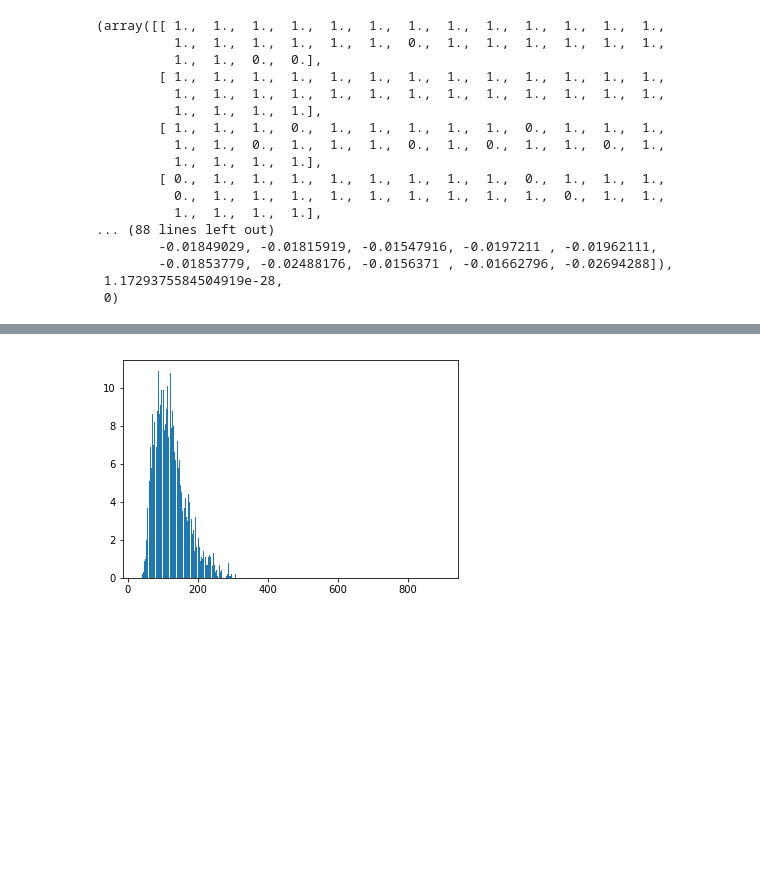
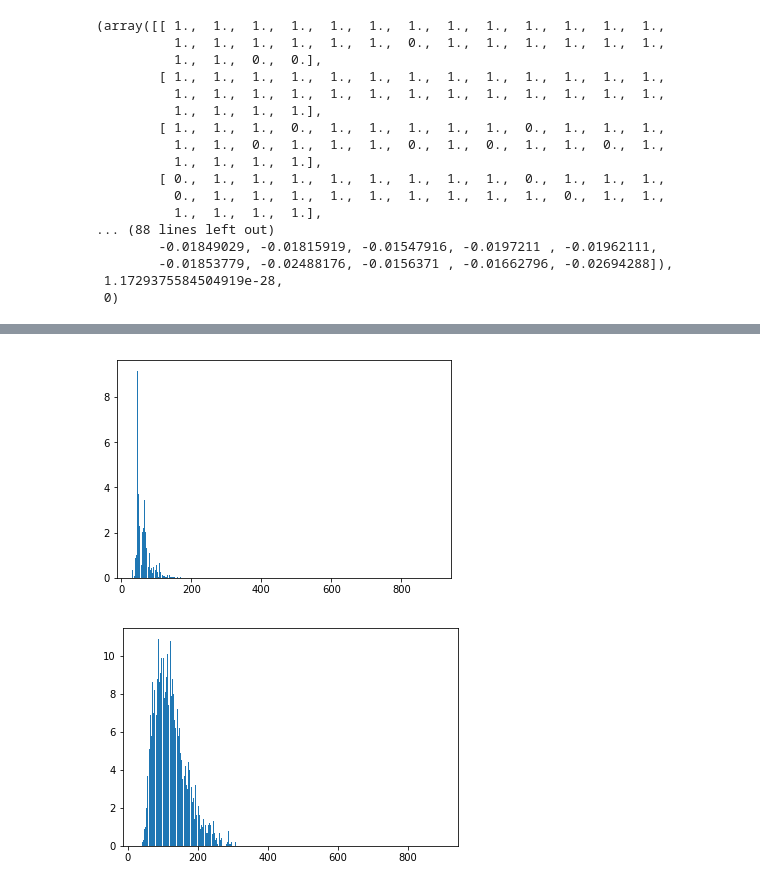
Before and after one commit to MapleOx/elec_flow, a Jupyter notebook: Bipartite Electrical Flow.ipynb, the cells around one changed output, grey strips where cells are left out. Drawn from its saved outputs; the diff is of its cells as text; code cells hidden in the pictures; blank space fills up the shorter version.

```diff
--- a/Bipartite Electrical Flow.ipynb
+++ b/Bipartite Electrical Flow.ipynb
@@ -217,3 +312,9 @@ class CountNegEdgeExperiment():
+# %%
+npe = NearPerfExperiment(30, 5, 900)
+npe.do_experiment()
+npe.plot_results()
+# %% [output]
+[figure, added]
 # %%
 nee = CountNegEdgeExperiment(30, 10, 900)
 nee.do_experiment()
```
Also changed, not shown: parts of 5 cells of this notebook.
